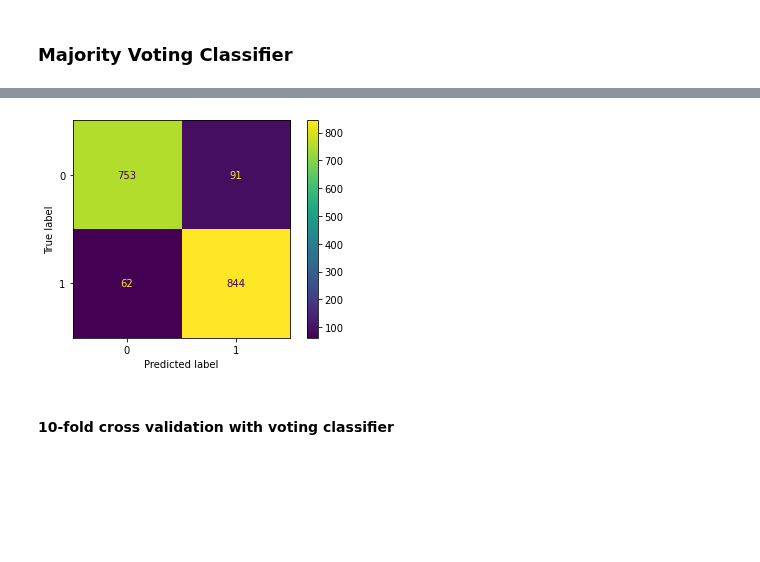
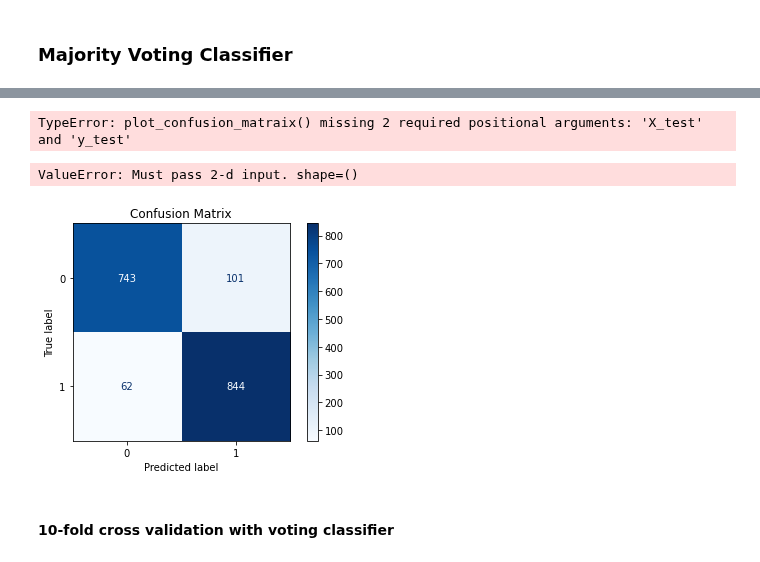
Before and after one commit to FgSurewin/Brain_Tumor_Project, a Jupyter notebook: notebooks/Juans_notebook_balanced_dataset.ipynb, the cells around one changed output, grey strips where cells are left out. Cells and saved outputs as stored; diff of their text form; code cells hidden in the pictures; blank space fills up the shorter version.

```diff
--- a/notebooks/Juans_notebook_balanced_dataset.ipynb
+++ b/notebooks/Juans_notebook_balanced_dataset.ipynb
@@ -424,7 +472,7 @@ ROC AUC: 0.94 +/- 0.01 [Random Forest Classifier]
 ### Majority Voting Classifier
 # %%
 start = time.time()
-VC = VotingClassifier(estimators=[('SVM', SVM), ('RF', RFC)], voting='soft')
+VC = VotingClassifier(estimators=[('SVM', SVM), ('RF', RFC),('KNN', neigh)], voting='hard')
 VC.fit(X_train,y_train)
 end = time.time()
 print('Total time to initialize and train the classifier: ', end-start, 'seconds')
@@ -459,10 +522,18 @@ weighted avg       0.91      0.91      0.91      1750
+# %%
+plot_confusion_matraix(VC,X_test, y_test)
+# %% [output]
+TypeError: plot_confusion_matraix() missing 2 required positional arguments: 'X_test' and 'y_test'
 # %%
 cm = confusion_matrix(y_test,ytest_pred)
-# %%
-cm_display = ConfusionMatrixDisplay(cm).plot()
-plt.savefig('VC_Confusion_Matrix.png')
-# %% [output]
-[figure, removed]
+# %%
+cm_display = ConfusionMatrixDisplay(cm).plot(cmap='Blues')
+plt.title("Confusion Matrix")
+s = sns.heatmap(cm_display, annot=True, annot_kws={"size": 32}, fmt="g")  # font size
+s.set(xlabel="Predicted Label", ylabel="True Label")
+plt.savefig('VC_Confusion_Matrix.png')
+# %% [output]
+ValueError: Must pass 2-d input. shape=()
+[figure, added]
 # %% [markdown]
 #### 10-fold cross validation with voting classifier
 # %%
```
Also changed, not shown: parts of 18 cells of this notebook, 3 other files.
